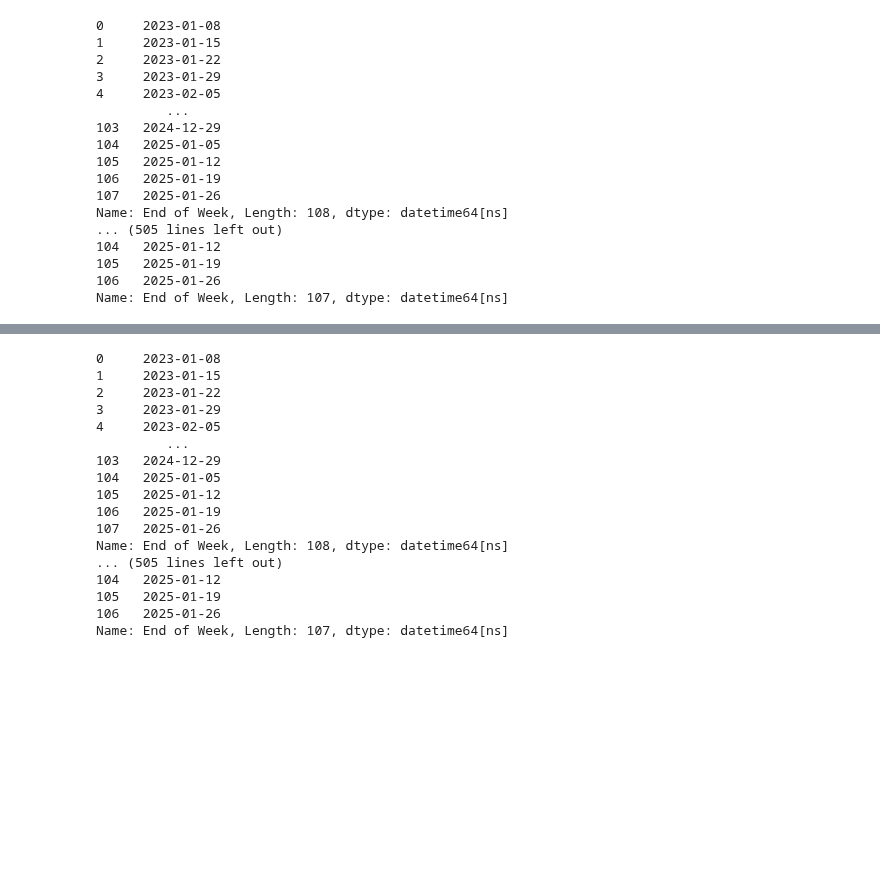
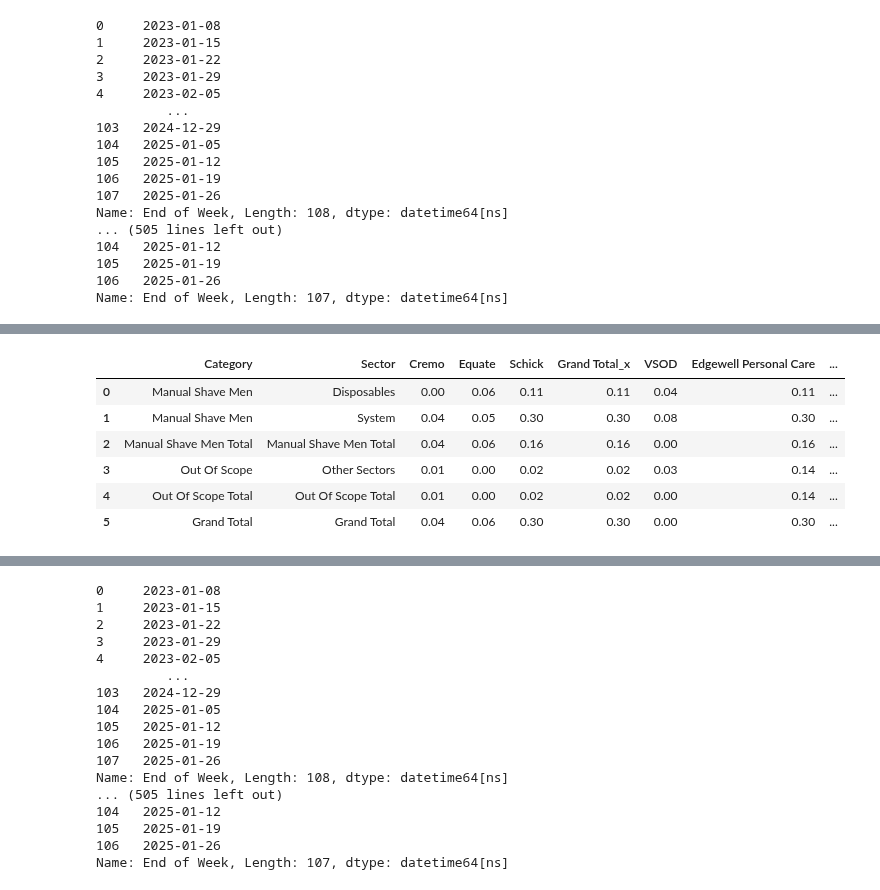
Before and after one commit to PricingOne/Slide-Automate, a Jupyter notebook: Promotion Slide Duplicate/Promotion DuplicateNEW.ipynb, the cells around one changed output, grey strips where cells are left out. Cells and saved outputs as stored; diff of their text form; code cells hidden in the pictures; blank space fills up the shorter version.

```diff
--- a/Promotion Slide Duplicate/Promotion DuplicateNEW.ipynb
+++ b/Promotion Slide Duplicate/Promotion DuplicateNEW.ipynb
@@ -618,3 +622,28 @@ SubSegment_client_VSODNew = pivot_results['SubSegment_client_VSODNew']
 SubSegment_manuf_VSODNew = pivot_results['SubSegment_manuf_VSODNew']
 SubCategory_client_VSODNew = pivot_results['SubCategory_client_VSODNew']
 SubCategory_manuf_VSODNew = pivot_results['SubCategory_manuf_VSODNew']
+# %%
+def merging(VSODClient_Cleaned, VSODCleaned, col):
+    """
+    Merge two dictionaries of DataFrames based on a common column.
+
+    Parameters:
+    - VSODClient_Cleaned (dict): Dictionary containing cleaned VSOD client DataFrames.
+    - VSODCleaned (dict): Dictionary containing cleaned VSOD DataFrames.
+
+    Returns:
+    - dict: Dictionary containing merged DataFrames.
+    """
+    merged_dict = {}
+    for key in VSODClient_Cleaned:
+        # Merge DataFrames based on 'Sector' column
+        #merged_df = pd.merge(VSODCleaned[key], VSODClient_Cleaned[key], on=col, how='left')
+
+        merged_df = pd.merge(VSODClient_Cleaned[key],VSODCleaned[key], on=col, how='left')
+        print(merged_df)
+        #merged_df = merged_df.dropna(subset=['Grand Total'])
+        merged_df['Grand Total'] = merged_df['Grand Total'].fillna(0)
+        merged_df = merged_df.fillna(0)
+        if merged_df.shape[0]>0:
+            merged_dict[key] = merged_df
+    return merged_dict
@@ -621,2 +660,29 @@ SubCategory_manuf_VSODNew = pivot_results['SubCategory_manuf_VSODNew']
+# %%
+if len(sectors) >0:
+    a = Sector_VSOD
+    # print(a)
+    if len(Sector_client_VSODNew) >0:
+        b = cleaningData(Sector_client_VSODNew)
+        # print(b,a)
+        sect_vsod_merged = merging(b,a, col=[direct_parent["Sector"],'Sector'])
+    else:
+        sect_vsod_merged = a
+    c = cleaningData(Sector_manuf_VSODNew)
+
+    for key in sect_vsod_merged:
+        merged_df = pd.merge(sect_vsod_merged[key], c[key], on=[direct_parent["Sector"],'Sector'], how='left')
+        # print(merged_df)
+        if merged_df.shape[0]>0:
+            sect_vsod_merged[key] = merged_df
+# %%
+sect_vsod_merged['Manual Shave Men | Walmart']
+# %% [output]
+|  | Category | Sector | Cremo | Equate | Schick | Grand Total_x | VSOD | Edgewell Personal Care | ... |
+| 0 | Manual Shave Men | Disposables | 0.00 | 0.06 | 0.11 | 0.11 | 0.04 | 0.11 | ... |
+| 1 | Manual Shave Men | System | 0.04 | 0.05 | 0.30 | 0.30 | 0.08 | 0.30 | ... |
+| 2 | Manual Shave Men Total | Manual Shave Men Total | 0.04 | 0.06 | 0.16 | 0.16 | 0.00 | 0.16 | ... |
+| 3 | Out Of Scope | Other Sectors | 0.01 | 0.00 | 0.02 | 0.02 | 0.03 | 0.14 | ... |
+| 4 | Out Of Scope Total | Out Of Scope Total | 0.01 | 0.00 | 0.02 | 0.02 | 0.00 | 0.14 | ... |
+| 5 | Grand Total | Grand Total | 0.04 | 0.06 | 0.30 | 0.30 | 0.00 | 0.30 | ... |
 # %%
 if len(sectors) >0:
```
Also changed, not shown: parts of 15 cells of this notebook, 1 other file.
